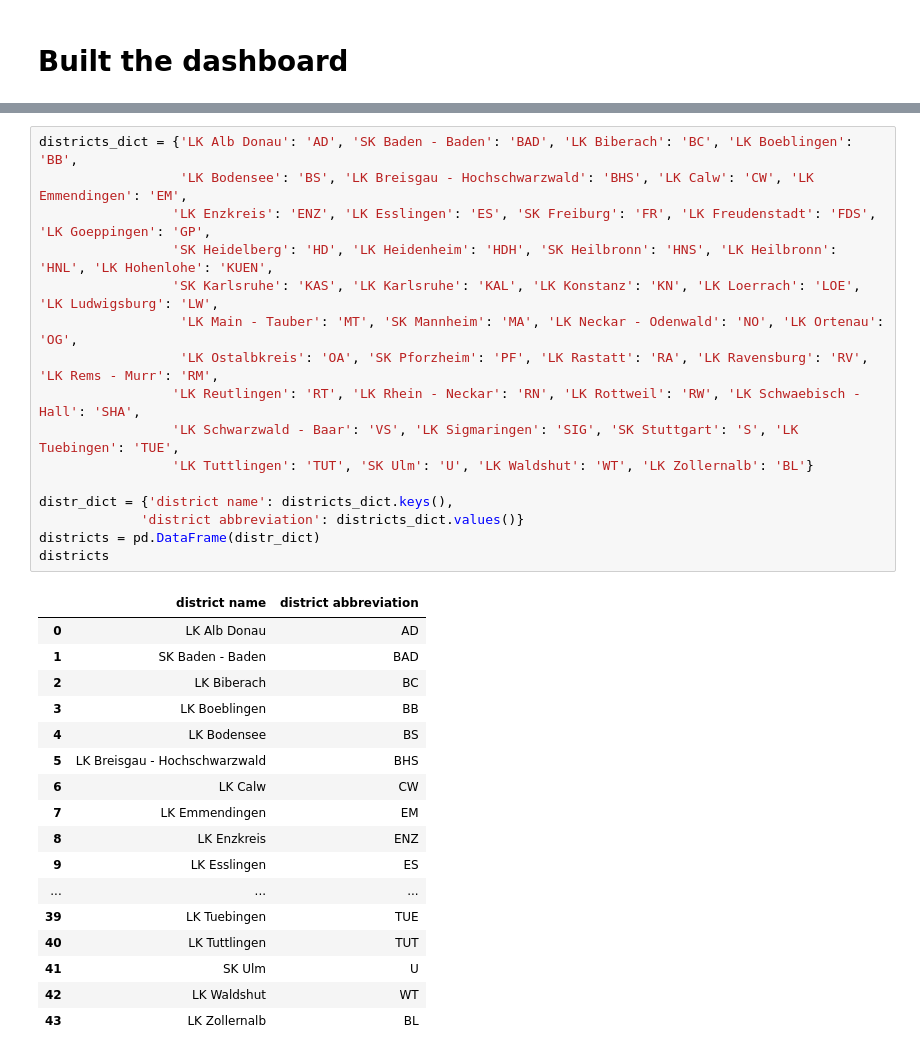
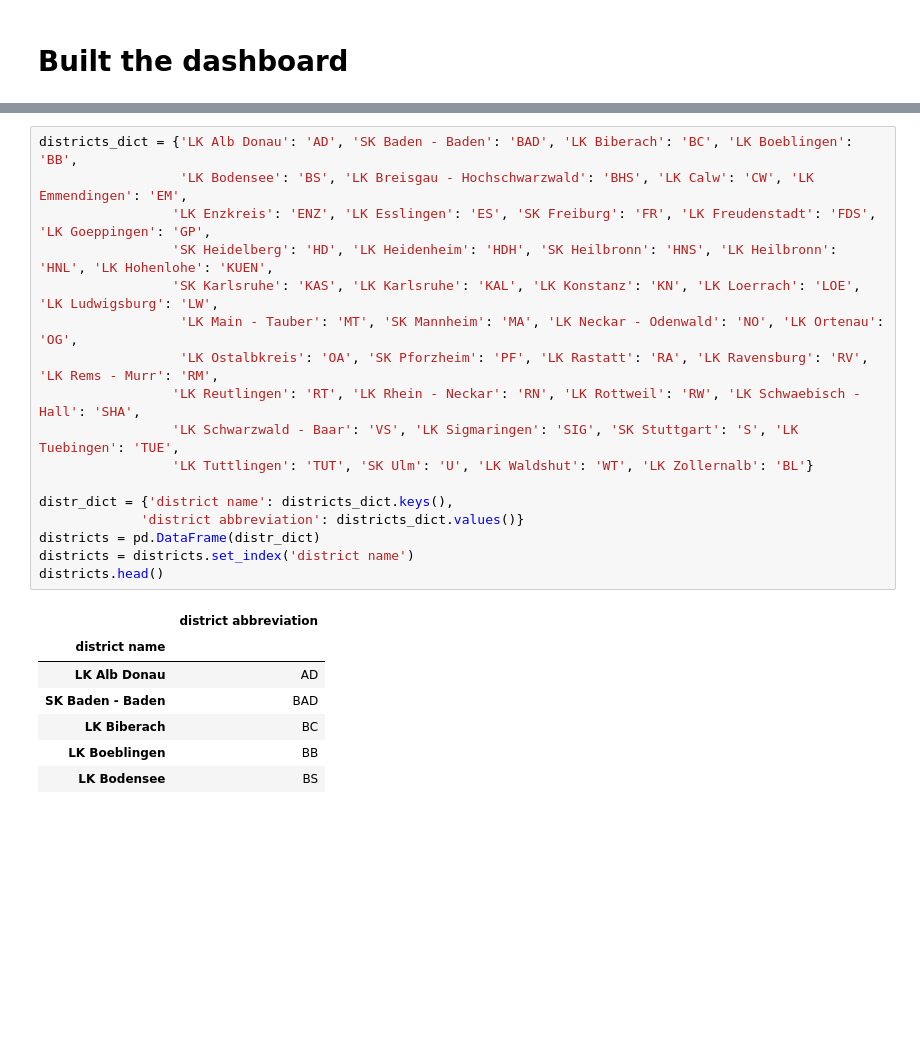
Before and after one commit to ChiaraBecht/programming_1_influenza, a Jupyter notebook: analysis/Final_assignment_Data_Analysis.ipynb, the cells around one changed output, grey strips where cells are left out. Drawn from its saved outputs; the diff is of its cells as text; blank space fills up the shorter version.

```diff
--- a/analysis/Final_assignment_Data_Analysis.ipynb
+++ b/analysis/Final_assignment_Data_Analysis.ipynb
@@ -1451,40 +1468,31 @@ https://www.nature.com/articles/s41579-021-00642-4#citeas
 
 ------------
 """, width=500, margin=(25))
-# %%
-districts_dict = {'LK Alb Donau': 'AD', 'SK Baden - Baden': 'BAD', 'LK Biberach': 'BC', 'LK Boeblingen': 'BB',
-                  'LK Bodensee': 'BS', 'LK Breisgau - Hochschwarzwald': 'BHS', 'LK Calw': 'CW', 'LK Emmendingen': 'EM',
-                 'LK Enzkreis': 'ENZ', 'LK Esslingen': 'ES', 'SK Freiburg': 'FR', 'LK Freudenstadt': 'FDS', 'LK Goeppingen': 'GP',
-                 'SK Heidelberg': 'HD', 'LK Heidenheim': 'HDH', 'SK Heilbronn': 'HNS', 'LK Heilbronn': 'HNL', 'LK Hohenlohe': 'KUEN',
-                 'SK Karlsruhe': 'KAS', 'LK Karlsruhe': 'KAL', 'LK Konstanz': 'KN', 'LK Loerrach': 'LOE', 'LK Ludwigsburg': 'LW',
-                  'LK Main - Tauber': 'MT', 'SK Mannheim': 'MA', 'LK Neckar - Odenwald': 'NO', 'LK Ortenau': 'OG',
-                  'LK Ostalbkreis': 'OA', 'SK Pforzheim': 'PF', 'LK Rastatt': 'RA', 'LK Ravensburg': 'RV', 'LK Rems - Murr': 'RM',
-                 'LK Reutlingen': 'RT', 'LK Rhein - Neckar': 'RN', 'LK Rottweil': 'RW', 'LK Schwaebisch - Hall': 'SHA',
-                 'LK Schwarzwald - Baar': 'VS', 'LK Sigmaringen': 'SIG', 'SK Stuttgart': 'S', 'LK Tuebingen': 'TUE',
-                 'LK Tuttlingen': 'TUT', 'SK Ulm': 'U', 'LK Waldshut': 'WT', 'LK Zollernalb': 'BL'}
-
-distr_dict = {'district name': districts_dict.keys(),
-             'district abbreviation': districts_dict.values()}
-districts = pd.DataFrame(distr_dict)
-districts
-# %% [output]
-|  | district name | district abbreviation |
-| 0 | LK Alb Donau | AD |
-| 1 | SK Baden - Baden | BAD |
-| 2 | LK Biberach | BC |
-| 3 | LK Boeblingen | BB |
-| 4 | LK Bodensee | BS |
-| 5 | LK Breisgau - Hochschwarzwald | BHS |
-| 6 | LK Calw | CW |
-| 7 | LK Emmendingen | EM |
-| 8 | LK Enzkreis | ENZ |
-| 9 | LK Esslingen | ES |
-| ... | ... | ... |
-| 39 | LK Tuebingen | TUE |
-| 40 | LK Tuttlingen | TUT |
-| 41 | SK Ulm | U |
-| 42 | LK Waldshut | WT |
-| 43 | LK Zollernalb | BL |
+# %%
+districts_dict = {'LK Alb Donau': 'AD', 'SK Baden - Baden': 'BAD', 'LK Biberach': 'BC', 'LK Boeblingen': 'BB',
+                  'LK Bodensee': 'BS', 'LK Breisgau - Hochschwarzwald': 'BHS', 'LK Calw': 'CW', 'LK Emmendingen': 'EM',
+                 'LK Enzkreis': 'ENZ', 'LK Esslingen': 'ES', 'SK Freiburg': 'FR', 'LK Freudenstadt': 'FDS', 'LK Goeppingen': 'GP',
+                 'SK Heidelberg': 'HD', 'LK Heidenheim': 'HDH', 'SK Heilbronn': 'HNS', 'LK Heilbronn': 'HNL', 'LK Hohenlohe': 'KUEN',
+                 'SK Karlsruhe': 'KAS', 'LK Karlsruhe': 'KAL', 'LK Konstanz': 'KN', 'LK Loerrach': 'LOE', 'LK Ludwigsburg': 'LW',
+                  'LK Main - Tauber': 'MT', 'SK Mannheim': 'MA', 'LK Neckar - Odenwald': 'NO', 'LK Ortenau': 'OG',
+                  'LK Ostalbkreis': 'OA', 'SK Pforzheim': 'PF', 'LK Rastatt': 'RA', 'LK Ravensburg': 'RV', 'LK Rems - Murr': 'RM',
+                 'LK Reutlingen': 'RT', 'LK Rhein - Neckar': 'RN', 'LK Rottweil': 'RW', 'LK Schwaebisch - Hall': 'SHA',
+                 'LK Schwarzwald - Baar': 'VS', 'LK Sigmaringen': 'SIG', 'SK Stuttgart': 'S', 'LK Tuebingen': 'TUE',
+                 'LK Tuttlingen': 'TUT', 'SK Ulm': 'U', 'LK Waldshut': 'WT', 'LK Zollernalb': 'BL'}
+
+distr_dict = {'district name': districts_dict.keys(),
+             'district abbreviation': districts_dict.values()}
+districts = pd.DataFrame(distr_dict)
+districts = districts.set_index('district name')
+districts.head()
+# %% [output]
+|  | district abbreviation |
+| district name |  |
+| LK Alb Donau | AD |
+| SK Baden - Baden | BAD |
+| LK Biberach | BC |
+| LK Boeblingen | BB |
+| LK Bodensee | BS |
 # %%
 # arrange the items within the dashboard
 # define the general appearance
```
Also changed, not shown: parts of 5 cells of this notebook.
